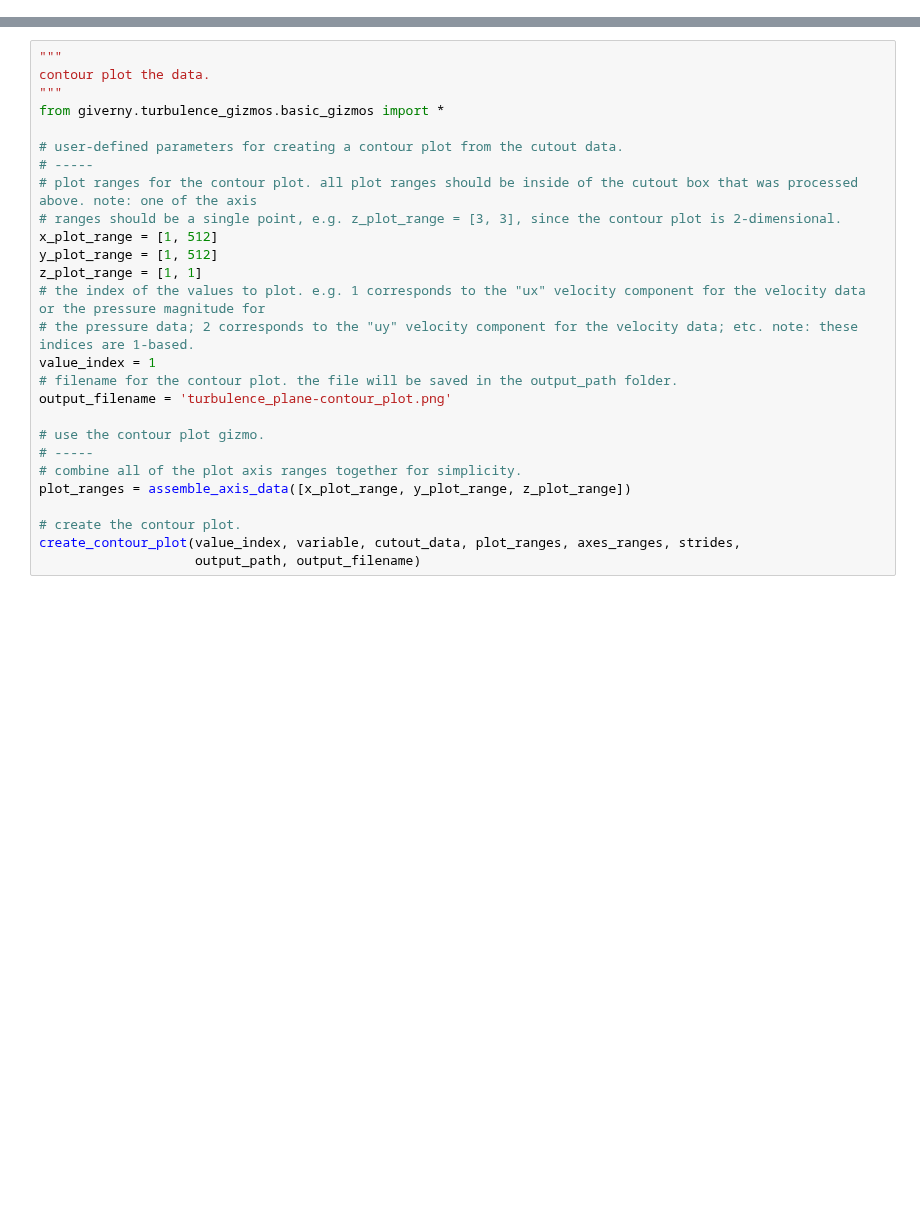
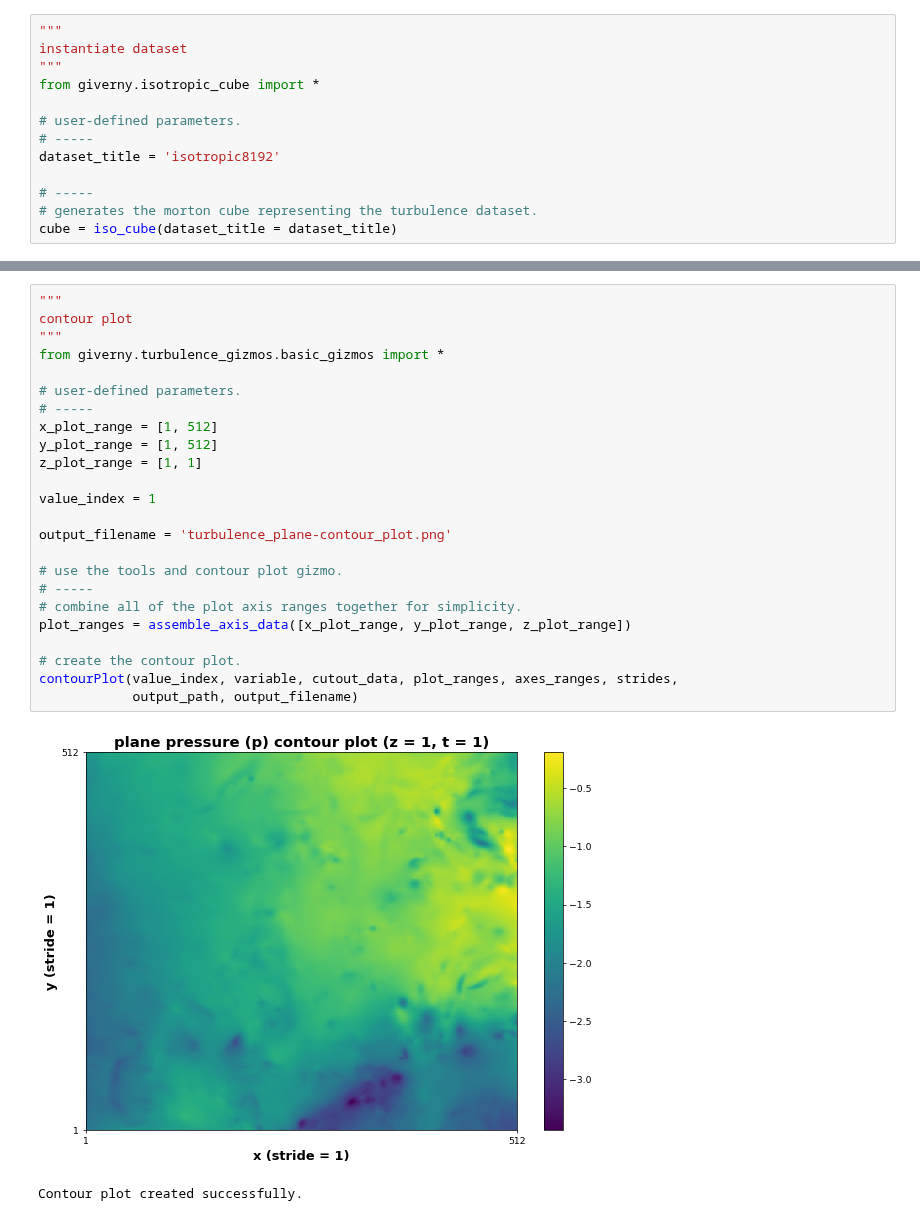
Before and after one commit to sciserver/giverny, a Jupyter notebook: turbulence_data_processing-notebook.ipynb, the cells around one changed output, grey strips where cells are left out. Saved outputs shown, nothing was run; the diff lists cells and outputs as text; blank space fills up the shorter version.

```diff
--- a/turbulence_data_processing-notebook.ipynb
+++ b/turbulence_data_processing-notebook.ipynb
@@ -115,0 +91,13 @@ cutout_value
+# %%
+"""
+instantiate dataset
+"""
+from giverny.isotropic_cube import *
+
+# user-defined parameters.
+# -----
+dataset_title = 'isotropic8192'
+
+# -----
+# generates the morton cube representing the turbulence dataset.
+cube = iso_cube(dataset_title = dataset_title)
@@ -116,27 +393,27 @@ cutout_value
 # %%
 """
-contour plot the data.
+contour plot
 """
 from giverny.turbulence_gizmos.basic_gizmos import *
 
-# user-defined parameters for creating a contour plot from the cutout data.
+# user-defined parameters.
 # -----
-# plot ranges for the contour plot. all plot ranges should be inside of the cutout box that was processed above. note: one of the axis
-# ranges should be a single point, e.g. z_plot_range = [3, 3], since the contour plot is 2-dimensional.
 x_plot_range = [1, 512]
 y_plot_range = [1, 512]
 z_plot_range = [1, 1]
-# the index of the values to plot. e.g. 1 corresponds to the "ux" velocity component for the velocity data or the pressure magnitude for
-# the pressure data; 2 corresponds to the "uy" velocity component for the velocity data; etc. note: these indices are 1-based.
+
 value_index = 1
-# filename for the contour plot. the file will be saved in the output_path folder.
+
 output_filename = 'turbulence_plane-contour_plot.png'
 
-# use the contour plot gizmo.
+# use the tools and contour plot gizmo.
 # -----
 # combine all of the plot axis ranges together for simplicity.
 plot_ranges = assemble_axis_data([x_plot_range, y_plot_range, z_plot_range])
 
 # create the contour plot.
-create_contour_plot(value_index, variable, cutout_data, plot_ranges, axes_ranges, strides,
-                    output_path, output_filename)
+contourPlot(value_index, variable, cutout_data, plot_ranges, axes_ranges, strides,
+            output_path, output_filename)
+# %% [output]
+[figure, added]
+Contour plot created successfully.
```
Also changed, not shown: parts of 11 cells of this notebook, 4 other files.
